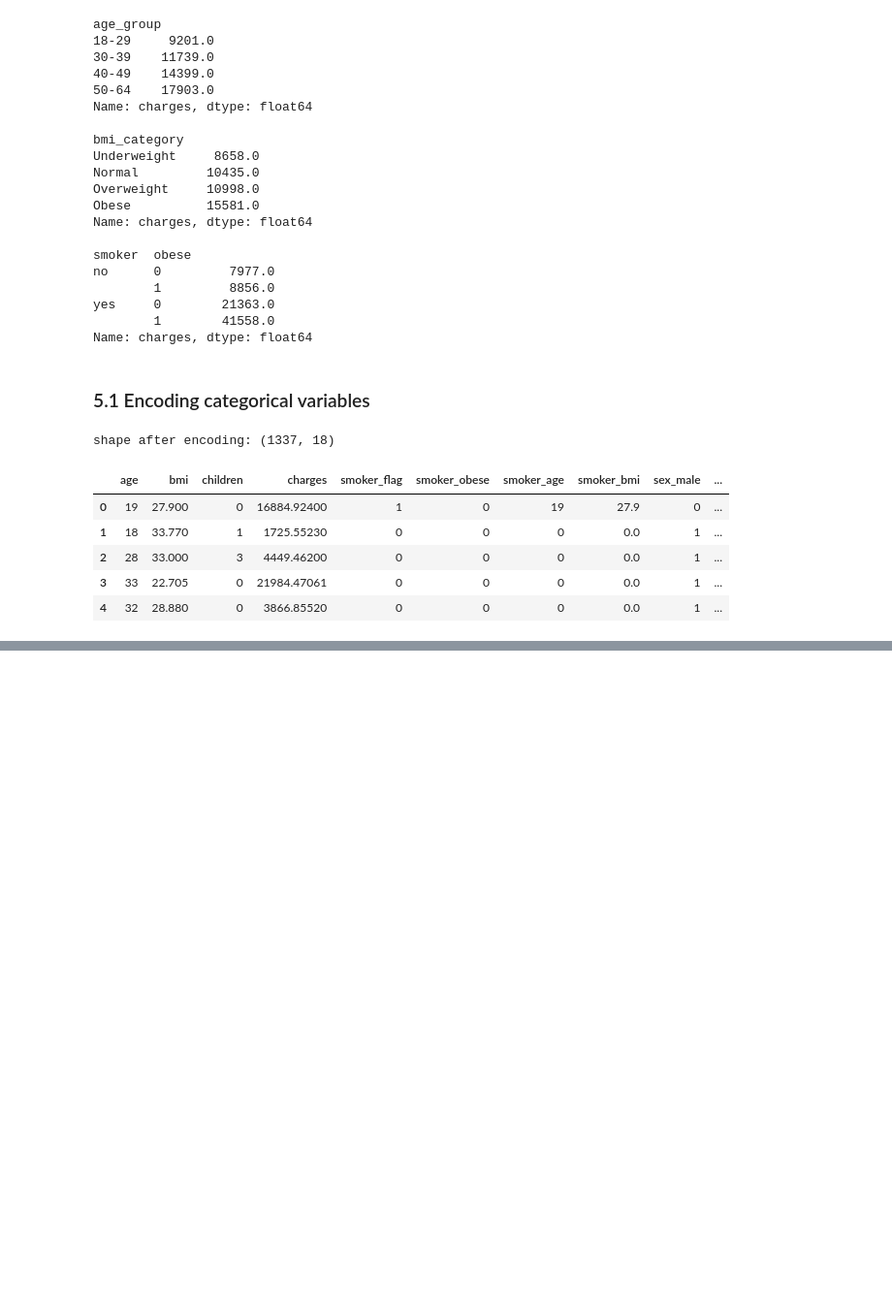
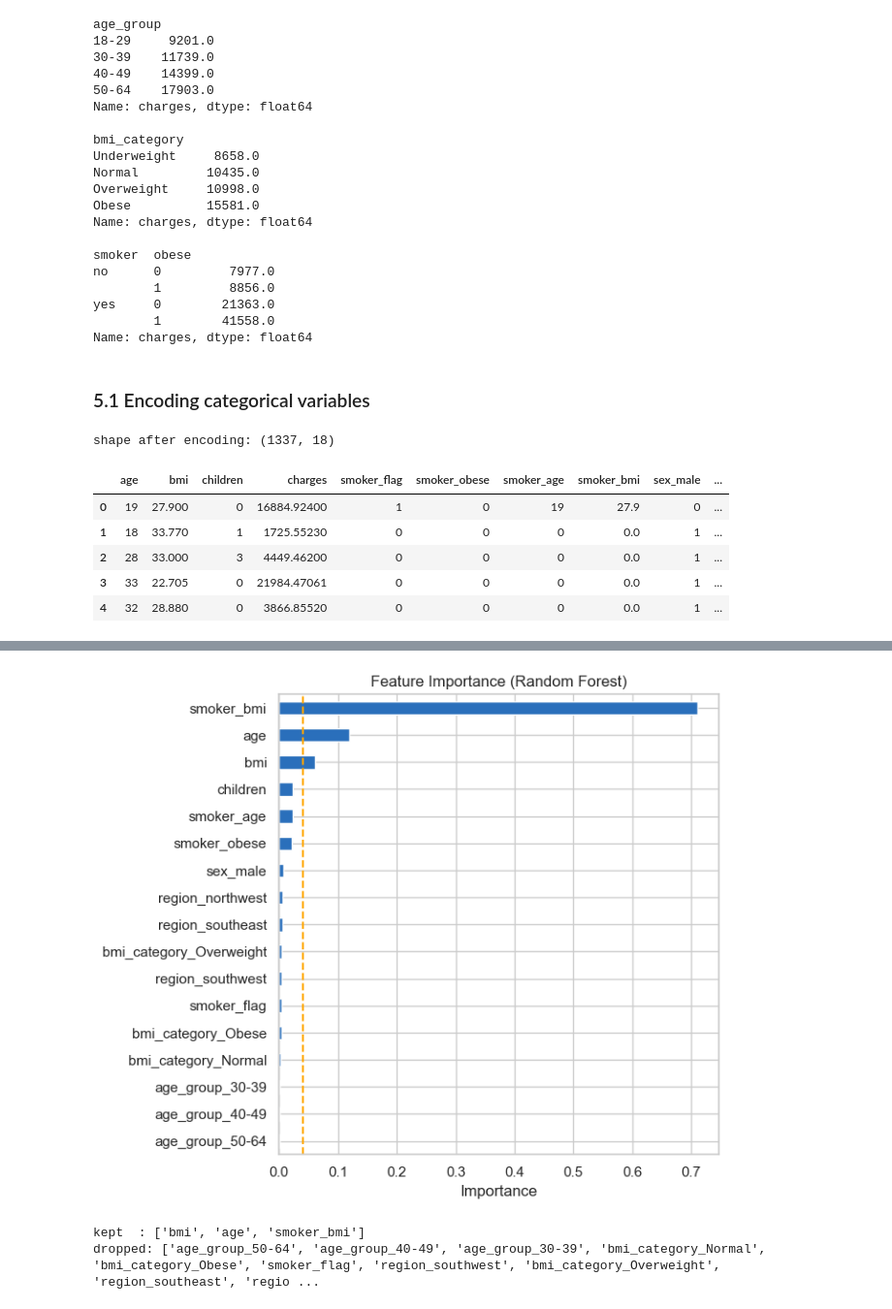
Before and after one commit to prince63aj/Medical_Insurance_Cost_Prediction, a Jupyter notebook: Analysis.ipynb, the cells around one changed output, grey strips where cells are left out. Shown at 97% size. Saved outputs shown, nothing was run; the diff lists cells and outputs as text; code cells hidden in the pictures; blank space fills up the shorter version.

Commit message:
Applying the Train-Test Split and Preprocessing steps to the dataset.

```diff
--- a/Analysis.ipynb
+++ b/Analysis.ipynb
@@ -338,0 +344,5 @@ shape after encoding: (1337, 18)
+# %%
+X=data.drop(columns=["charges"])
+y=data["charges"]
+X_train, X_test, y_train, y_test = train_test_split(X,y,test_size=0.2,random_state=42)
+print("Training rows;",X_train.shape[0],"| Testing rows:",X_test.shape[0])
@@ -338,0 +354,23 @@ shape after encoding: (1337, 18)
+# %%
+rf_check=RandomForestRegressor(n_estimators=200,random_state=42)
+rf_check.fit(X_train,y_train)
+importance=pd.Series(rf_check.feature_importances_,index=X_train.columns).sort_values()
+plt.figure(figsize=(7, 6))
+importance.plot(kind="barh",color=BLUE)
+plt.axvline(x=0.04, color="ORANGE", linestyle="--")
+plt.title("Feature Importance (Random Forest)")
+plt.xlabel("Importance")
+plt.tight_layout()
+plt.show()
+
+selected = importance[importance>0.04].index.tolist()
+dropped=importance[importance<=0.04].index.tolist()
+print("kept  :",selected)
+print("dropped:",dropped)
+
+X_train=X_train[selected]
+X_test=X_test[selected]
+# %% [output]
+[figure, added]
+kept  : ['bmi', 'age', 'smoker_bmi']
+dropped: ['age_group_50-64', 'age_group_40-49', 'age_group_30-39', 'bmi_category_Normal', 'bmi_category_Obese', 'smoker_flag', 'region_southwest', 'bmi_category_Overweight', 'region_southeast', 'regio ...
```
Also changed, not shown: parts of 4 cells of this notebook.
